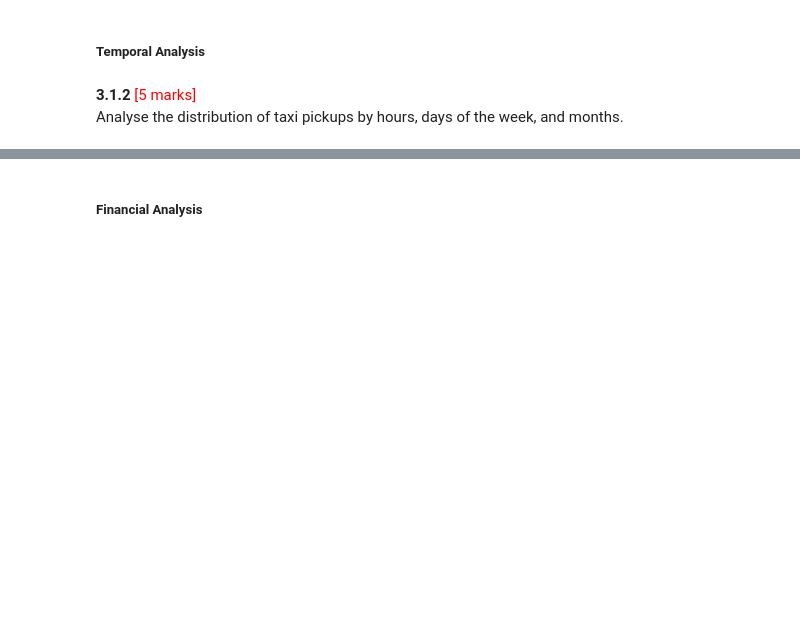
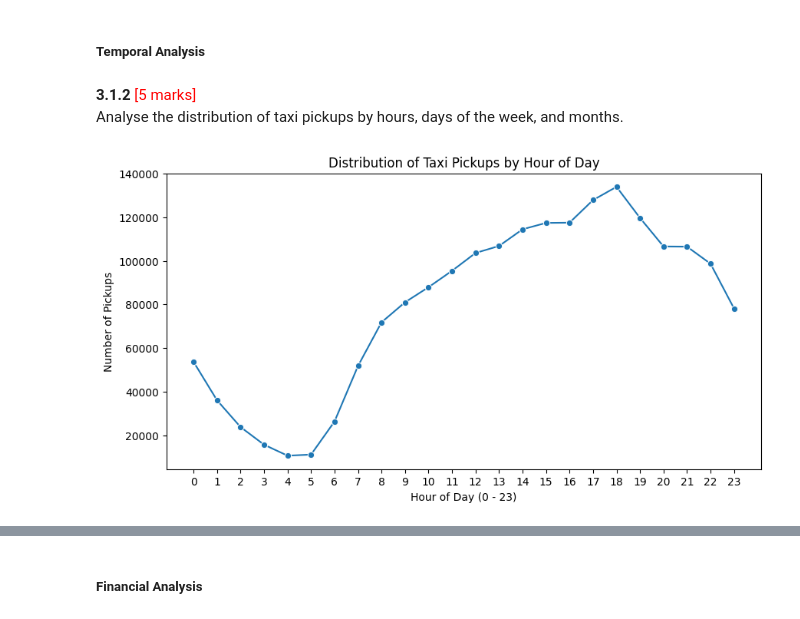
Before and after one commit to abinasn/ds-ml-projects, a Jupyter notebook: datasets_and_dictionary_nyc_assignment/EDA_Assg_NYC_Taxi_Starter.ipynb, the cells around one changed output, grey strips where cells are left out. Cells and saved outputs as stored; diff of their text form; code cells hidden in the pictures; blank space fills up the shorter version.

```diff
--- a/datasets_and_dictionary_nyc_assignment/EDA_Assg_NYC_Taxi_Starter.ipynb
+++ b/datasets_and_dictionary_nyc_assignment/EDA_Assg_NYC_Taxi_Starter.ipynb
@@ -442,3 +507,6 @@ How will you fix each of these values? Which ones will you drop and which ones w
 First, let us remove 7+ passenger counts as there are very less instances.
 # %%
 # remove passenger_count > 6
+len(df)
+df = df[df["passenger_count"] <= 6]
+# len(df)
@@ -447,2 +513,25 @@ First, let us remove 7+ passenger counts as there are very less instances.
+# %%
+# Continue with outlier handling
+df = df[~((df["trip_distance"] <= 0.1) & (df["fare_amount"] > 300))] # remove rows where trip_distance <= 0.1 and fare_amount > 300
+
+#Drop rows where trip_distance=0 & fare_amount=0 but PU != DO
+df = df[~((df["trip_distance"] == 0) & (df["fare_amount"] == 0) & (df["PULocationID"] != df["DOLocationID"]))]
+
+#Drop rows where trip_distance > 250 miles
+df = df[df["trip_distance"] <= 250]
+
+#Replace payment_type=0 or invalid with NaN
+df.loc[~df["payment_type"].isin([1,2,3,4,5,6]), "payment_type"] = np.nan
+
+df.loc[~df["mta_tax"].isin([0.0, 0.5]), "mta_tax"] = 0.5
+df.loc[df["improvement_surcharge"] != 1.0, "improvement_surcharge"] = 1.0
+df.loc[~df["congestion_surcharge"].isin([0.0, 2.5]), "congestion_surcharge"] = 0.0
+df.loc[~df["airport_fee"].isin([0.0, 1.75]), "airport_fee"] = 0.0
+
+df = df.reset_index(drop=True)
 # %%
 # Do any columns need standardising?
+
+cat_cols = ["VendorID", "RatecodeID", "payment_type", "store_and_fwd_flag"]
+df[cat_cols] = df[cat_cols].astype("category")
+df.info()
@@ -495,0 +632,14 @@ Analyse the distribution of taxi pickups by hours, days of the week, and months.
+# %%
+# Find and show the hourly trends in taxi pickups
+df["pickup_hour"] = df["tpep_pickup_datetime"].dt.hour
+hourly_counts = df["pickup_hour"].value_counts().sort_index()
+
+plt.figure(figsize=(10,5))
+sns.lineplot(x=hourly_counts.index, y=hourly_counts.values, marker="o")
+plt.title("Distribution of Taxi Pickups by Hour of Day")
+plt.xlabel("Hour of Day (0 - 23)")
+plt.ylabel("Number of Pickups")
+plt.xticks(range(0,24))
+plt.show()
+# %% [output]
+[figure, added]
```
Also changed, not shown: parts of 33 cells of this notebook.
